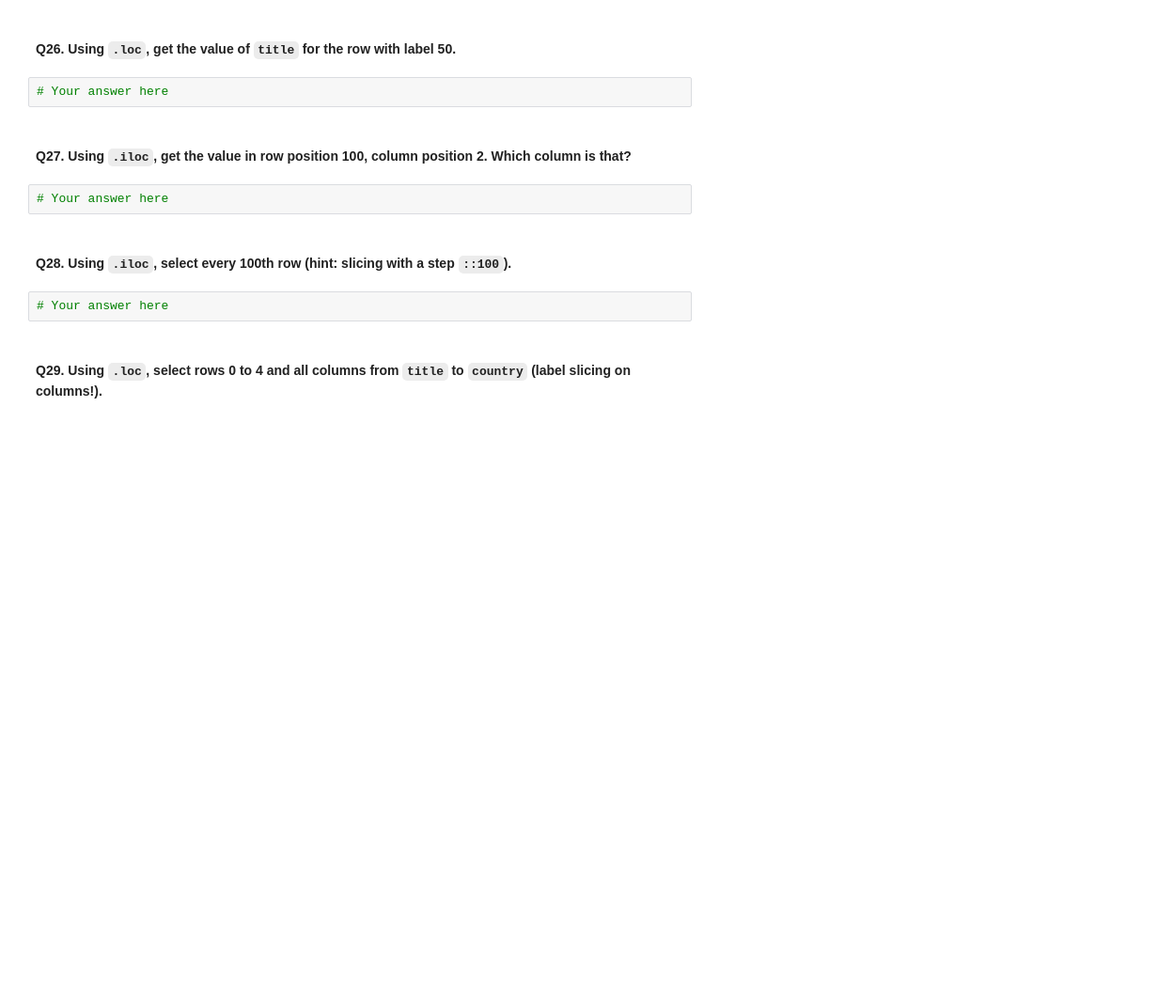
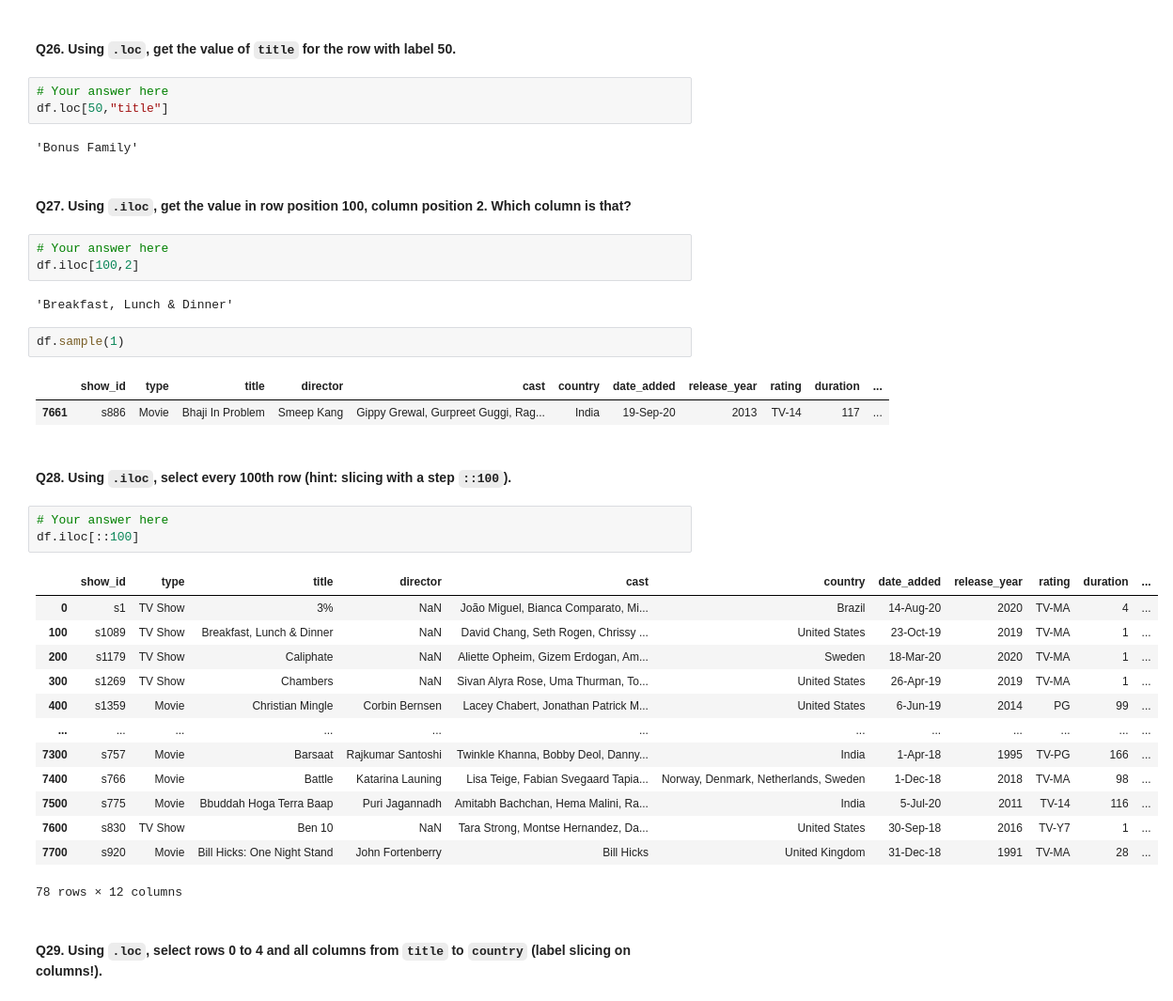
Before and after one commit to Kaini9/Netflix_Dataset_Pandas_125_Questions, a Jupyter notebook: netflix_125_question_workbook.ipynb, the cells around one changed output. Shown at 94% size. Saved outputs shown, nothing was run; the diff lists cells and outputs as text; blank space fills up the shorter version.

```diff
--- a/netflix_125_question_workbook.ipynb
+++ b/netflix_125_question_workbook.ipynb
@@ -364,14 +434,40 @@ df.loc[10:20]
 #### Q26. Using `.loc`, get the value of `title` for the row with label 50.
 # %%
 # Your answer here
+df.loc[50,"title"]
+# %% [output]
+'Bonus Family'
 # %% [markdown]
 #### Q27. Using `.iloc`, get the value in row position 100, column position 2. Which column is that?
 # %%
 # Your answer here
+df.iloc[100,2]
+# %% [output]
+'Breakfast, Lunch & Dinner'
+# %%
+df.sample(1)
+# %% [output]
+|  | show_id | type | title | director | cast | country | date_added | release_year | rating | duration | ... |
+| 7661 | s886 | Movie | Bhaji In Problem | Smeep Kang | Gippy Grewal, Gurpreet Guggi, Rag... | India | 19-Sep-20 | 2013 | TV-14 | 117 | ... |
 # %% [markdown]
 #### Q28. Using `.iloc`, select every 100th row (hint: slicing with a step `::100`).
 # %%
 # Your answer here
+df.iloc[::100]
+# %% [output]
+|  | show_id | type | title | director | cast | country | date_added | release_year | rating | duration | ... |
+| 0 | s1 | TV Show | 3% | NaN | João Miguel, Bianca Comparato, Mi... | Brazil | 14-Aug-20 | 2020 | TV-MA | 4 | ... |
+| 100 | s1089 | TV Show | Breakfast, Lunch & Dinner | NaN | David Chang, Seth Rogen, Chrissy ... | United States | 23-Oct-19 | 2019 | TV-MA | 1 | ... |
+| 200 | s1179 | TV Show | Caliphate | NaN | Aliette Opheim, Gizem Erdogan, Am... | Sweden | 18-Mar-20 | 2020 | TV-MA | 1 | ... |
+| 300 | s1269 | TV Show | Chambers | NaN | Sivan Alyra Rose, Uma Thurman, To... | United States | 26-Apr-19 | 2019 | TV-MA | 1 | ... |
+| 400 | s1359 | Movie | Christian Mingle | Corbin Bernsen | Lacey Chabert, Jonathan Patrick M... | United States | 6-Jun-19 | 2014 | PG | 99 | ... |
+| ... | ... | ... | ... | ... | ... | ... | ... | ... | ... | ... | ... |
+| 7300 | s757 | Movie | Barsaat | Rajkumar Santoshi | Twinkle Khanna, Bobby Deol, Danny... | India | 1-Apr-18 | 1995 | TV-PG | 166 | ... |
+| 7400 | s766 | Movie | Battle | Katarina Launing | Lisa Teige, Fabian Svegaard Tapia... | Norway, Denmark, Netherlands, Sweden | 1-Dec-18 | 2018 | TV-MA | 98 | ... |
+| 7500 | s775 | Movie | Bbuddah Hoga Terra Baap | Puri Jagannadh | Amitabh Bachchan, Hema Malini, Ra... | India | 5-Jul-20 | 2011 | TV-14 | 116 | ... |
+| 7600 | s830 | TV Show | Ben 10 | NaN | Tara Strong, Montse Hernandez, Da... | United States | 30-Sep-18 | 2016 | TV-Y7 | 1 | ... |
+| 7700 | s920 | Movie | Bill Hicks: One Night Stand | John Fortenberry | Bill Hicks | United Kingdom | 31-Dec-18 | 1991 | TV-MA | 28 | ... |
+78 rows × 12 columns
 # %% [markdown]
 #### Q29. Using `.loc`, select rows 0 to 4 and **all** columns from `title` to `country` (label slicing on columns!).
 # %%
```
Also changed, not shown: parts of 22 cells of this notebook.
